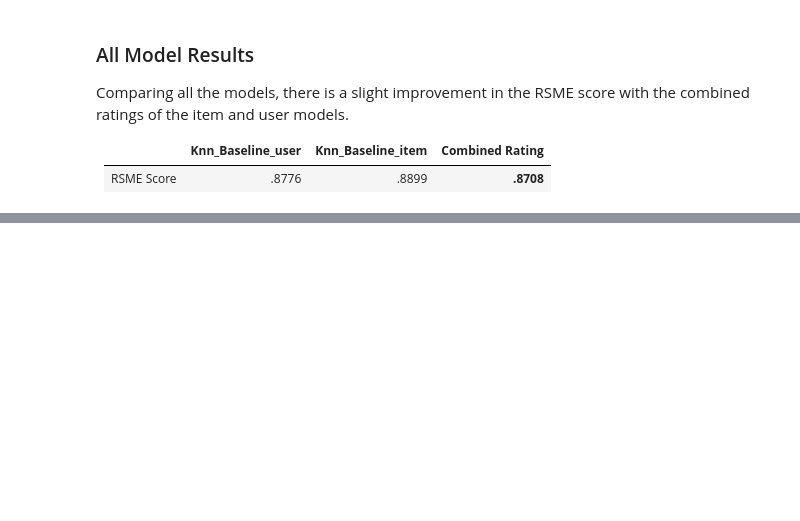
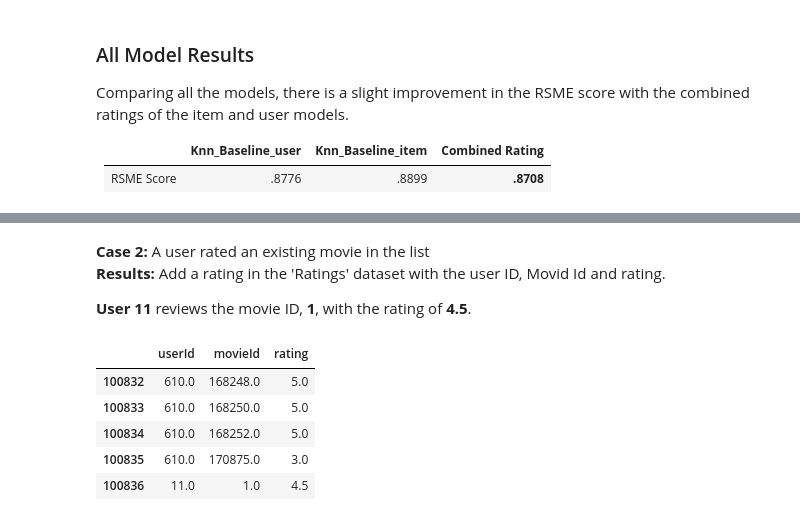
Before and after one commit to Tommyphung1/Creating-Movie-Recommendation-Systems, a Jupyter notebook: main_notebook.ipynb, the cells around one changed output, grey strips where cells are left out. Drawn from its saved outputs; the diff is of its cells as text; code cells hidden in the pictures; blank space fills up the shorter version.

```diff
--- a/main_notebook.ipynb
+++ b/main_notebook.ipynb
@@ -507,0 +529,16 @@ add_review(new_review, ratings)
+# %% [markdown]
+**Case 2:** A user rated an existing movie in the list <br>
+**Results:** Add a rating in the 'Ratings' dataset with the user ID, Movid Id and rating.
+
+**User 11** reviews the movie ID, **1**, with the rating of **4.5**.
+# %%
+new_review = {'user_id': 11, 'movie_id': 1 , 'rating': 4.5}
+new_df, new_movies = hp.add_review(new_review, ratings,movies)
+new_df.tail()
+# %% [output]
+|  | userId | movieId | rating |
+| 100832 | 610.0 | 168248.0 | 5.0 |
+| 100833 | 610.0 | 168250.0 | 5.0 |
+| 100834 | 610.0 | 168252.0 | 5.0 |
+| 100835 | 610.0 | 170875.0 | 3.0 |
+| 100836 | 11.0 | 1.0 | 4.5 |
```
Also changed, not shown: parts of 21 cells of this notebook, 1 other file.
